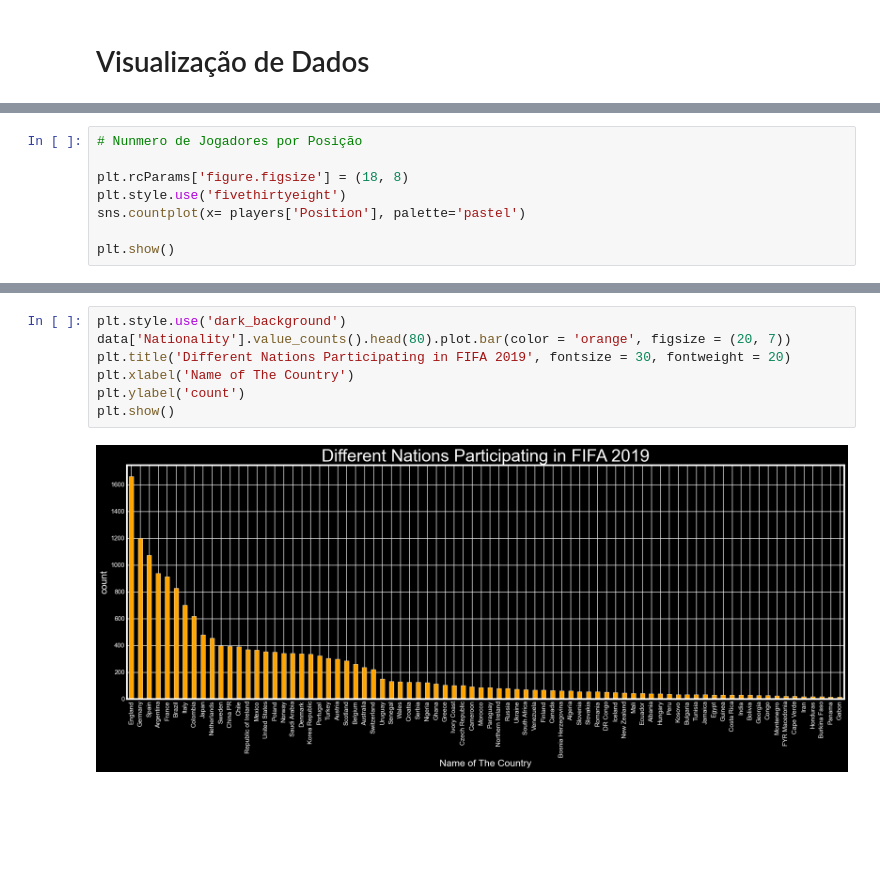
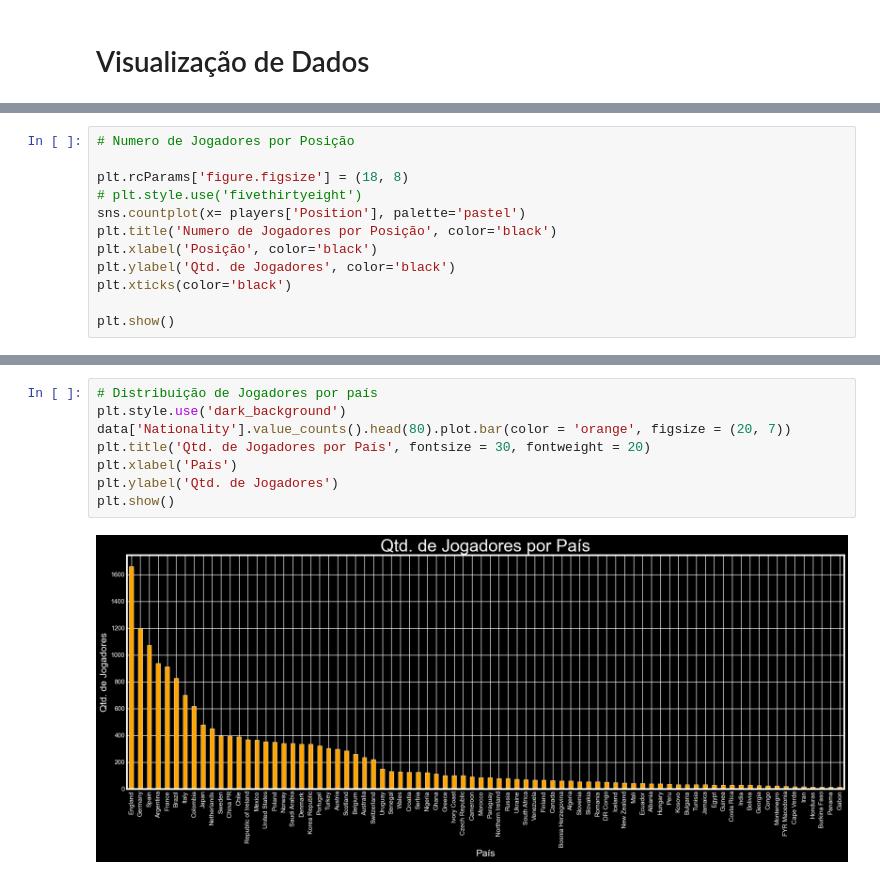
Before and after one commit to mxmlucca/fifa2019analysis, a Jupyter notebook: main.ipynb, the cells around one changed output, grey strips where cells are left out. Drawn from its saved outputs; the diff is of its cells as text; blank space fills up the shorter version.

```diff
--- a/main.ipynb
+++ b/main.ipynb
@@ -237,9 +261,13 @@ plt.show()
 # %%
-# Nunmero de Jogadores por Posição
+# Numero de Jogadores por Posição
 
 plt.rcParams['figure.figsize'] = (18, 8)
-plt.style.use('fivethirtyeight')
+# plt.style.use('fivethirtyeight')
 sns.countplot(x= players['Position'], palette='pastel')
+plt.title('Numero de Jogadores por Posição', color='black')
+plt.xlabel('Posição', color='black')
+plt.ylabel('Qtd. de Jogadores', color='black')
+plt.xticks(color='black')
 
 plt.show()
 # %% [output]
@@ -260,9 +288,10 @@ plt.show()
 # %%
+# Distribuição de Jogadores por país
 plt.style.use('dark_background')
 data['Nationality'].value_counts().head(80).plot.bar(color = 'orange', figsize = (20, 7))
-plt.title('Different Nations Participating in FIFA 2019', fontsize = 30, fontweight = 20)
-plt.xlabel('Name of The Country')
-plt.ylabel('count')
+plt.title('Qtd. de Jogadores por País', fontsize = 30, fontweight = 20)
+plt.xlabel('País')
+plt.ylabel('Qtd. de Jogadores')
 plt.show()
 # %% [output]
-[figure, old version]
+[figure, new version]
```
Also changed, not shown: parts of 15 cells of this notebook.
